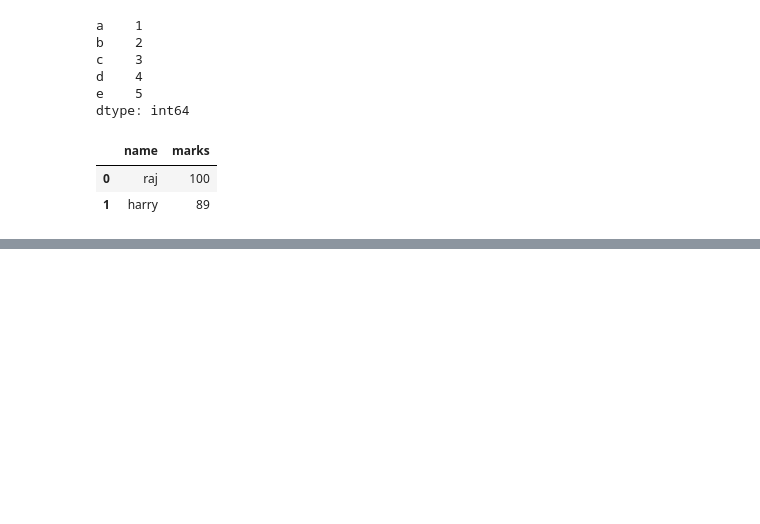
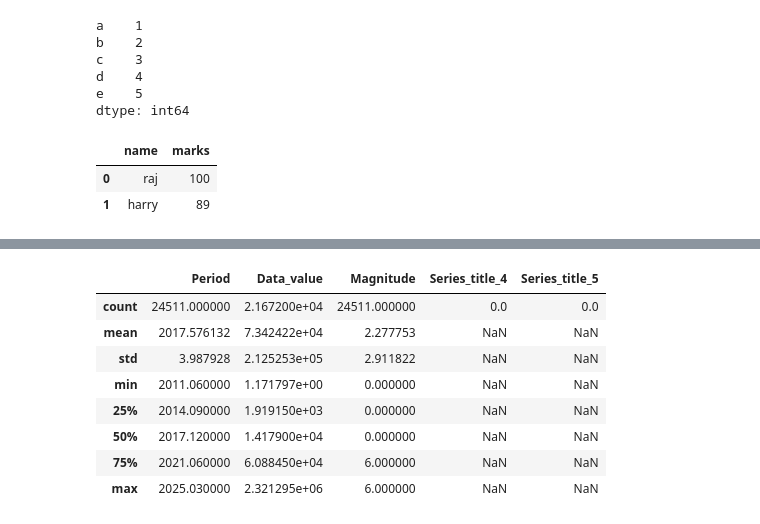
Before and after one commit to PralayeshMukherjee/python, a Jupyter notebook: Pandas/sample.ipynb, the cells around one changed output, grey strips where cells are left out. Saved outputs shown, nothing was run; the diff lists cells and outputs as text; code cells hidden in the pictures; blank space fills up the shorter version.

```diff
--- a/Pandas/sample.ipynb
+++ b/Pandas/sample.ipynb
@@ -21,0 +62,13 @@ dataForm
+# %%
+describeData = df.describe();
+describeData # it gives mean count standard deviation max min
+# %% [output]
+|  | Period | Data_value | Magnitude | Series_title_4 | Series_title_5 |
+| count | 24511.000000 | 2.167200e+04 | 24511.000000 | 0.0 | 0.0 |
+| mean | 2017.576132 | 7.342422e+04 | 2.277753 | NaN | NaN |
+| std | 3.987928 | 2.125253e+05 | 2.911822 | NaN | NaN |
+| min | 2011.060000 | 1.171797e+00 | 0.000000 | NaN | NaN |
+| 25% | 2014.090000 | 1.919150e+03 | 0.000000 | NaN | NaN |
+| 50% | 2017.120000 | 1.417900e+04 | 0.000000 | NaN | NaN |
+| 75% | 2021.060000 | 6.088450e+04 | 6.000000 | NaN | NaN |
+| max | 2025.030000 | 2.321295e+06 | 6.000000 | NaN | NaN |
```
Also changed, not shown: parts of 12 cells of this notebook, 1 other file.
